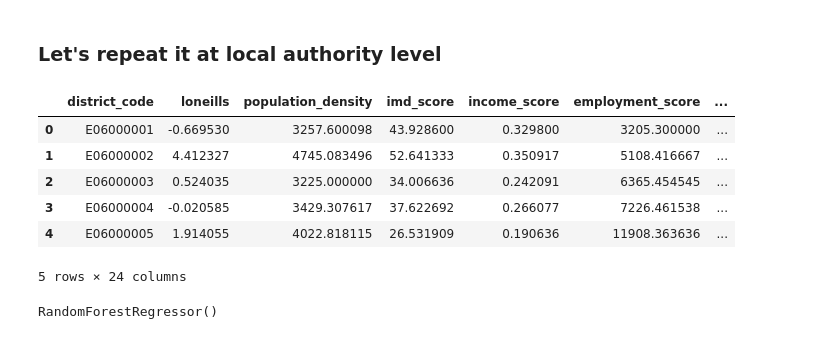
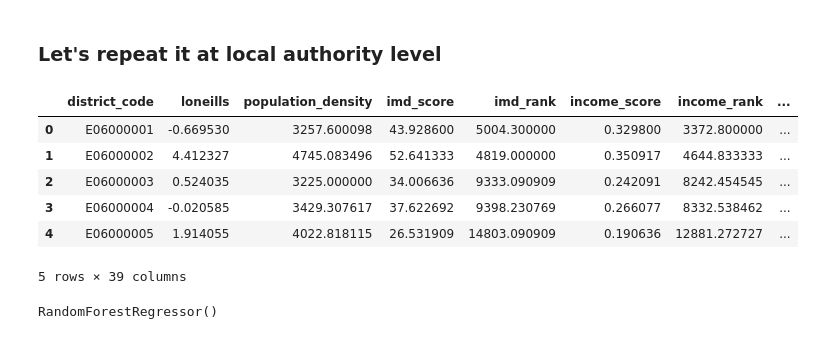
Before and after one commit to TamsinHu/Loneliness_study, a Jupyter notebook: random_forest.ipynb, the cells around one changed output. Cells and saved outputs as stored; diff of their text form; code cells hidden in the pictures.

```diff
--- a/random_forest.ipynb
+++ b/random_forest.ipynb
@@ -88,31 +89,35 @@ It looks like the features that have a bigger contributions adult_skills_sub_ran
 # %% [markdown]
 ### Let's repeat it at local authority level
 # %%
-agg_cols = {}
+def by_LA(data):
+    agg_cols = {}
 
-#include only scores. Deciles are poorly predictive as shown before (and as expected)
-to_include = [x for x in list(data.columns) if x.endswith('_score')]
+    #include only scores. Deciles are poorly predictive as shown before (and as expected)
+    to_include = [x for x in list(data.columns) if x.endswith('_score') or x.endswith('_rank') or x.endswith('_zscore')]
 
-for key in ['loneills', 'population_density'] + to_include:
-    agg_cols[key] = 'mean'
+    for key in ['loneills', 'population_density'] + to_include:
+        agg_cols[key] = 'mean'
 
-for key in ['aged_under_15_population', 'aged_16-59_population', 'aged_over_60_population', 'total_population']:
-    agg_cols[key] = 'sum'
+    for key in ['aged_under_15_population', 'aged_16-59_population', 'aged_over_60_population', 'total_population']:
+        agg_cols[key] = 'sum'
 
-for key in ['district_name']:
-    agg_cols[key] = 'first'
+    for key in ['district_name']:
+        agg_cols[key] = 'first'
 
-la_loneliness= data.groupby(['district_code'], as_index=False).agg(agg_cols)
+    dataframe_by_LA = data.groupby(['district_code'], as_index=False).agg(agg_cols)
+
+    return dataframe_by_LA
 # %%
+la_loneliness = by_LA(data)
 la_loneliness.head()
 # %% [output]
-|  | district_code | loneills | population_density | imd_score | income_score | employment_score | ... |
-| 0 | E06000001 | -0.669530 | 3257.600098 | 43.928600 | 0.329800 | 3205.300000 | ... |
-| 1 | E06000002 | 4.412327 | 4745.083496 | 52.641333 | 0.350917 | 5108.416667 | ... |
-| 2 | E06000003 | 0.524035 | 3225.000000 | 34.006636 | 0.242091 | 6365.454545 | ... |
-| 3 | E06000004 | -0.020585 | 3429.307617 | 37.622692 | 0.266077 | 7226.461538 | ... |
-| 4 | E06000005 | 1.914055 | 4022.818115 | 26.531909 | 0.190636 | 11908.363636 | ... |
+|  | district_code | loneills | population_density | imd_score | imd_rank | income_score | income_rank | ... |
+| 0 | E06000001 | -0.669530 | 3257.600098 | 43.928600 | 5004.300000 | 0.329800 | 3372.800000 | ... |
+| 1 | E06000002 | 4.412327 | 4745.083496 | 52.641333 | 4819.000000 | 0.350917 | 4644.833333 | ... |
+| 2 | E06000003 | 0.524035 | 3225.000000 | 34.006636 | 9333.090909 | 0.242091 | 8242.454545 | ... |
+| 3 | E06000004 | -0.020585 | 3429.307617 | 37.622692 | 9398.230769 | 0.266077 | 8332.538462 | ... |
+| 4 | E06000005 | 1.914055 | 4022.818115 | 26.531909 | 14803.090909 | 0.190636 | 12881.272727 | ... |
-5 rows × 24 columns
+5 rows × 39 columns
 # %%
 x_train, y_train, x_test, y_test = process_data(la_loneliness)
 # %%
```
Also changed, not shown: parts of 19 cells of this notebook.
